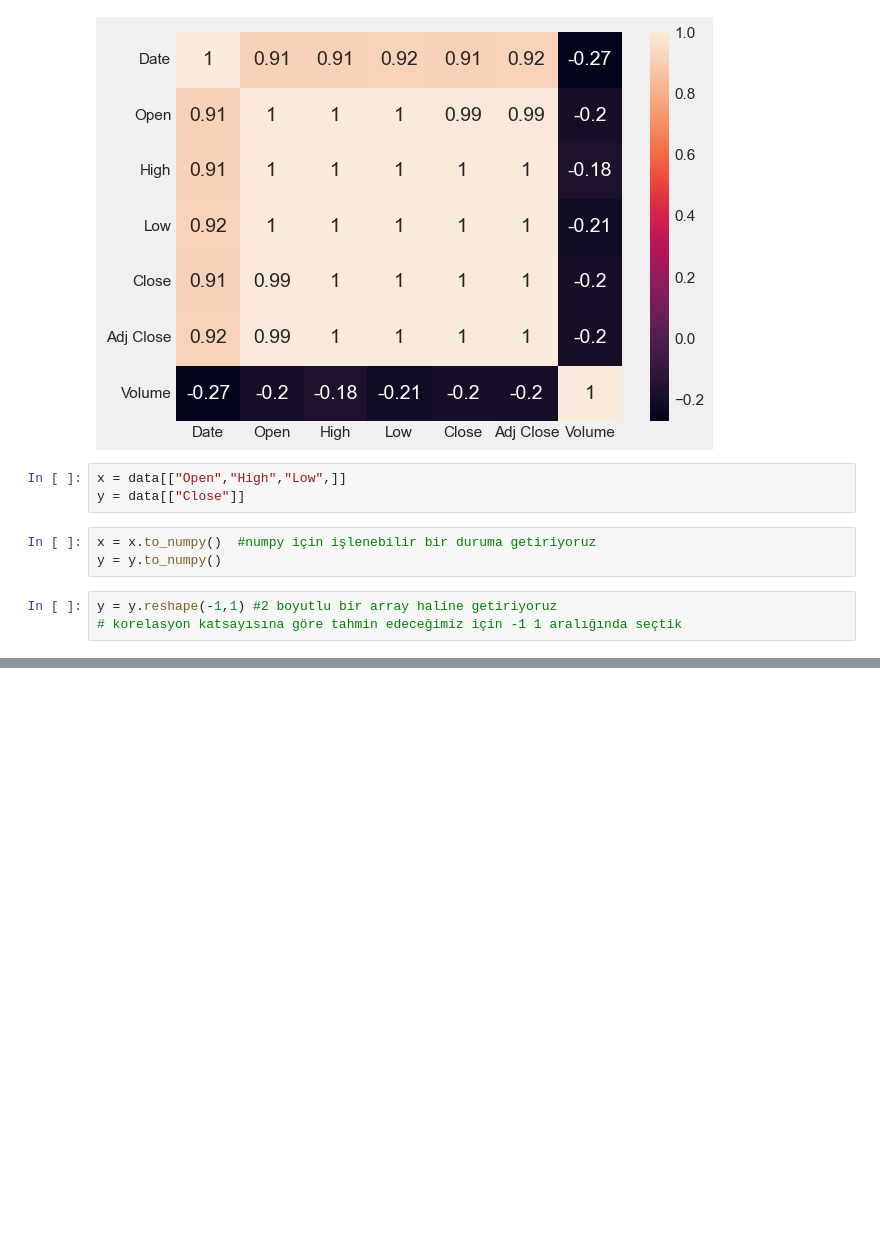
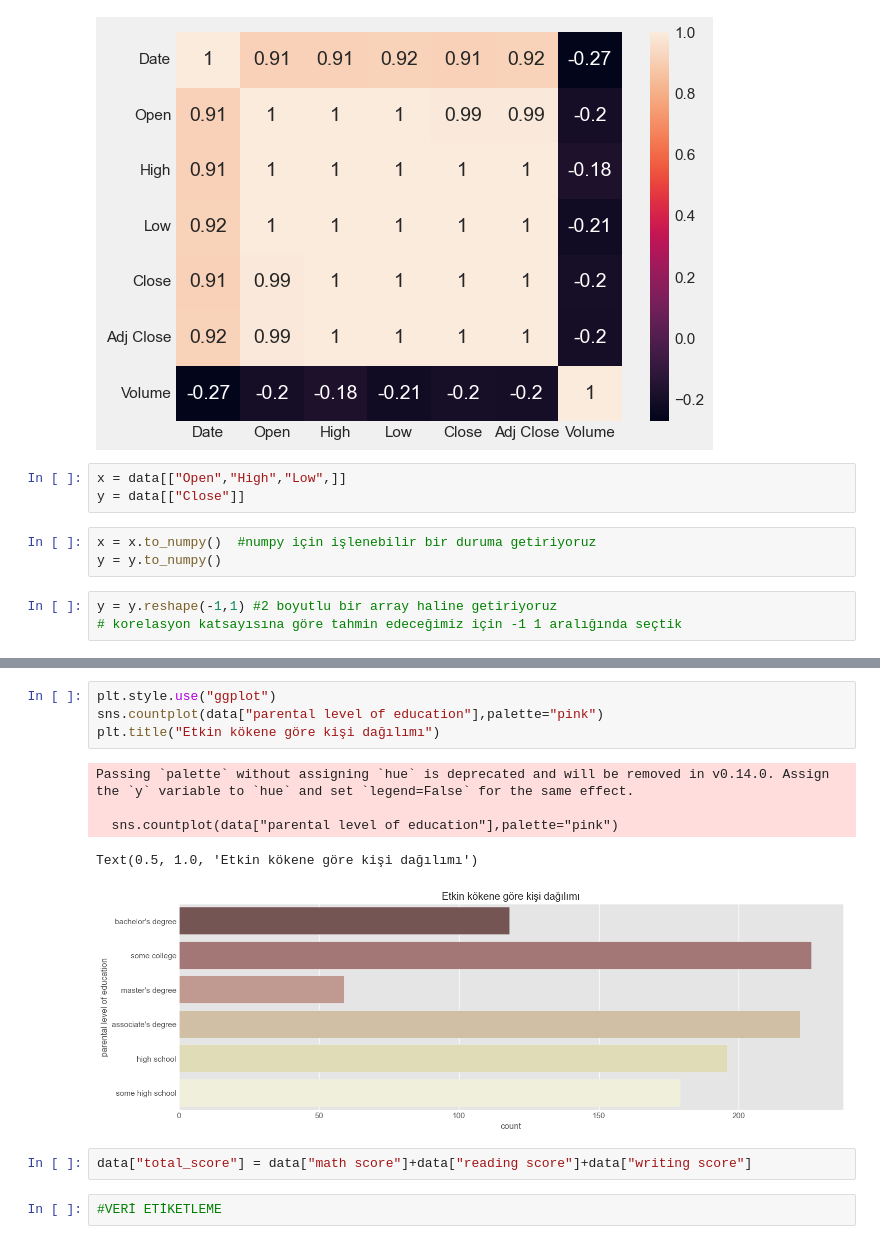
Before and after one commit to sametaydinq/Vodafone-Yapay-Zeka, a Jupyter notebook: MSFT.ipynb, the cells around one changed output, grey strips where cells are left out. Cells and saved outputs as stored; diff of their text form; blank space fills up the shorter version.

```diff
--- a/MSFT.ipynb
+++ b/MSFT.ipynb
@@ -102,0 +195,14 @@ ModuleNotFoundError: No module named 'sklearn'
+# %%
+plt.style.use("ggplot")
+sns.countplot(data["parental level of education"],palette="pink")
+plt.title("Etkin kökene göre kişi dağılımı")
+# %% [output]
+Passing `palette` without assigning `hue` is deprecated and will be removed in v0.14.0. Assign the `y` variable to `hue` and set `legend=False` for the same effect.
+
+  sns.countplot(data["parental level of education"],palette="pink")
+Text(0.5, 1.0, 'Etkin kökene göre kişi dağılımı')
+[figure, added]
+# %%
+data["total_score"] = data["math score"]+data["reading score"]+data["writing score"]
+# %%
+#VERİ ETİKETLEME
```
Also changed, not shown: parts of 18 cells of this notebook.
